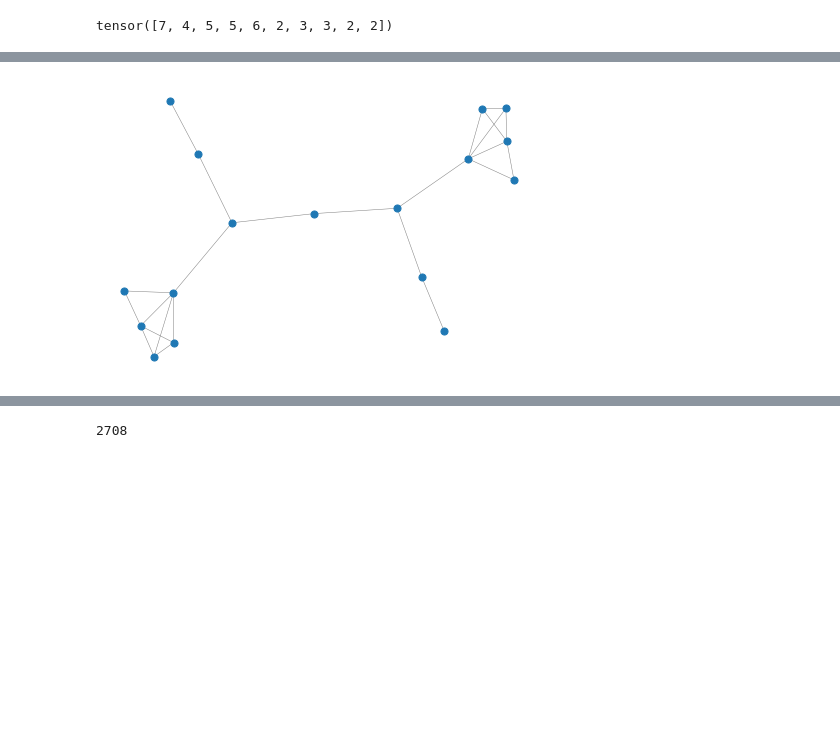
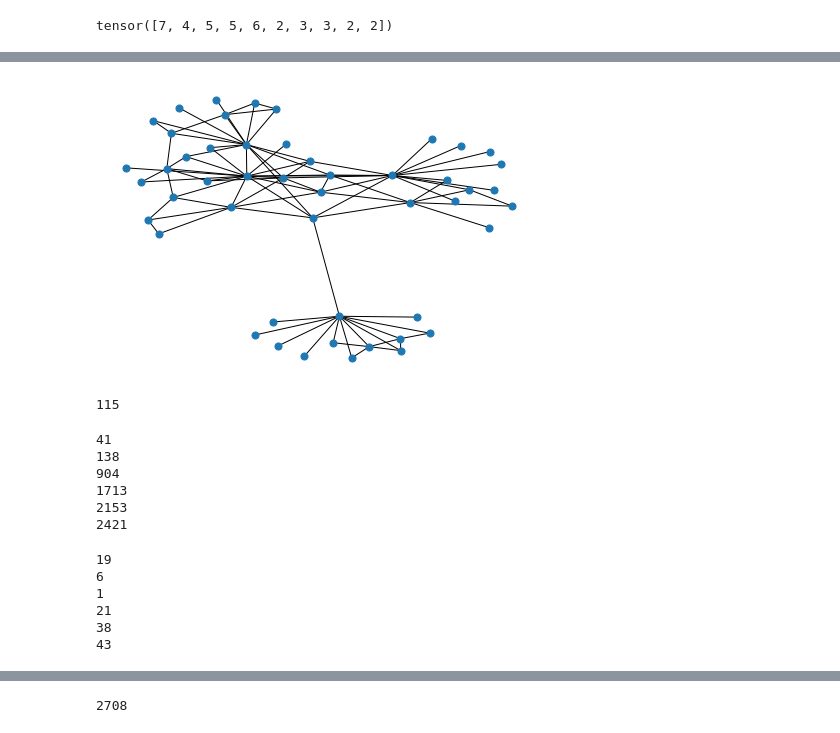
Before and after one commit to mims-harvard/G-Meta, a Jupyter notebook: data/fake_network_data_curation.ipynb, the cells around one changed output, grey strips where cells are left out. Saved outputs shown, nothing was run; the diff lists cells and outputs as text; code cells hidden in the pictures; blank space fills up the shorter version.

Commit message:
fake dataset and test

```diff
--- a/data/fake_network_data_curation.ipynb
+++ b/data/fake_network_data_curation.ipynb
@@ -416,2 +416,2 @@ def generate_dataset_synthetic(n, h):
 # %%
-total_s_list, total_s, info = generate_dataset_synthetic(3, 2)
+total_s, info, center_nodes = generate_dataset_synthetic(2, 2)
@@ -417,0 +422,6 @@ total_s_list, total_s, info = generate_dataset_synthetic(3, 2)
+# %%
+labels = np.unique(list(info.values()))
+test_labels = np.random.choice(labels, 4)
+labels_left = [i for i in labels if i not in test_labels]
+val_labels = np.random.choice(labels_left, 3)
+train_labels = [i for i in labels_left if i not in val_labels]
@@ -425,21 +439,34 @@ df = pd.DataFrame.from_dict(info, orient='index').reset_index().rename(columns={
 df.to_csv(data_folder + 'fake_data.csv')
 
 for i in range(1, 2):
+
+    labels = np.unique(list(info.values()))
+    test_labels = np.random.choice(labels, 4)
+    labels_left = [i for i in labels if i not in test_labels]
+    val_labels = np.random.choice(labels_left, 3)
+    train_labels = [i for i in labels_left if i not in val_labels]
+
     path = data_folder + '/fold'+str(i)
-    test_id = df.sample(frac = 0.2, replace = False, random_state = i)
-    test_id.reset_index(drop = True).to_csv(path + '/test.csv')
+    #test_id = df.sample(frac = 0.2, replace = False, random_state = i)
+    df[df.label.isin(train_labels)].reset_index(drop = True).to_csv(path + '/train.csv')
+    df[df.label.isin(val_labels)].reset_index(drop = True).to_csv(path + '/val.csv')
+    df[df.label.isin(test_labels)].reset_index(drop = True).to_csv(path + '/test.csv')
 
-    train_val_id = df[~df.index.isin(test_id.index)]
-    val_id = train_val_id.sample(frac = 1/8, replace = False, random_state = i)
-    train_id = train_val_id[~train_val_id.index.isin(val_id.index)]
+    #train_val_id = df[~df.index.isin(test_id.index)]
+    #val_id = train_val_id.sample(frac = 1/8, replace = False, random_state = i)
+    #train_id = train_val_id[~train_val_id.index.isin(val_id.index)]
 
-    train_id.reset_index(drop = True).to_csv(path + '/train.csv')
-    val_id.reset_index(drop = True).to_csv(path + '/val.csv')
+    #train_id.reset_index(drop = True).to_csv(path + '/train.csv')
+    #val_id.reset_index(drop = True).to_csv(path + '/val.csv')
+
     with open(path + '/list_subgraph.pkl', 'wb') as f:
         pickle.dump(total_s, f)
 
     with open(path + '/label.pkl', 'wb') as f:
         pickle.dump(info, f)
+
+    with open(path + '/center.pkl', 'wb') as f:
+        pickle.dump(info, f)
 # %%
 os.chdir('../data')
 for i in range(1, 6):
@@ -488,8 +515,33 @@ nx.draw(G, node_size=50, edge_color="gray", width=0.5)
 # %%
-h_hops_neighbor = list(nx.single_source_shortest_path_length(G, 23, cutoff=3).keys())
-nx.draw(G.subgraph(h_hops_neighbor), node_size=50, edge_color="gray", width=0.5)
+h_hops_neighbor = list(nx.single_source_shortest_path_length(g, i, cutoff=2).keys())
+nx.draw(G.subgraph(h_hops_neighbor), node_size=50)
+i+=1
 # %% [output]
-[figure, old version]
+[figure, new version]
+# %%
+i - 1
+# %% [output]
+115
+# %%
+for i in G.subgraph(h_hops_neighbor).neighbors(115):
+    print(i)
+# %% [output]
+41
+138
+904
+1713
+2153
+2421
+# %%
+for i in S.to_networkx().neighbors(4):
+    print(i)
+# %% [output]
+19
+6
+1
+21
+38
+43
 # %%
 np.argwhere(np.argsort(h_hops_neighbor) == 0)[0][0]
 # %% [output]
```
Also changed, not shown: parts of 18 cells of this notebook, 14 other files.
